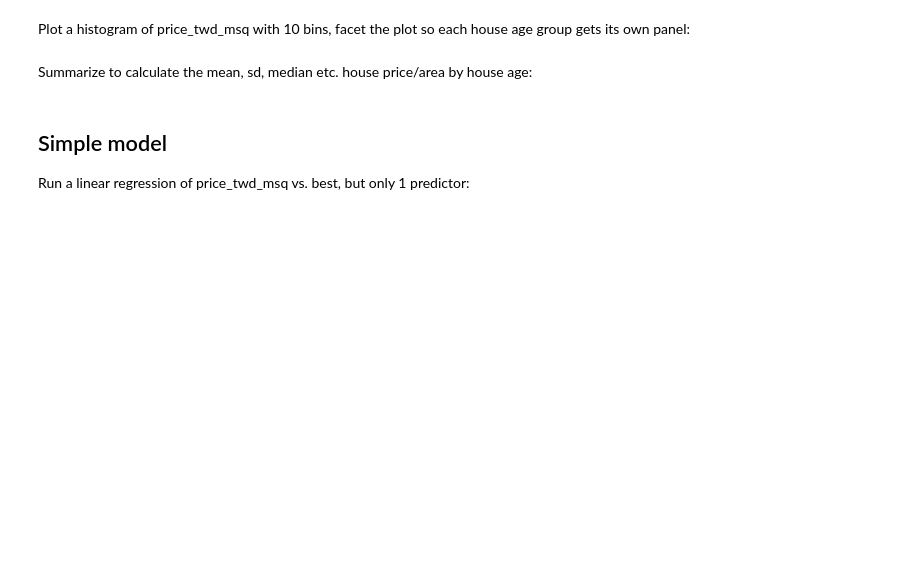
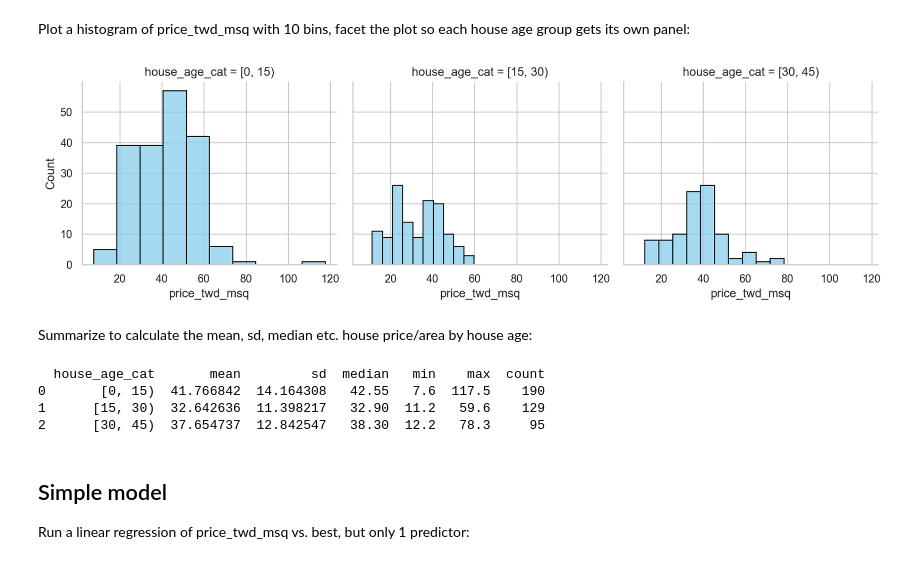
Before and after one commit to OskarPutz/DS, a Jupyter notebook: Exercise10.ipynb, the cells around one changed output. Cells and saved outputs as stored; diff of their text form; code cells hidden in the pictures; blank space fills up the shorter version.

```diff
--- a/Exercise10.ipynb
+++ b/Exercise10.ipynb
@@ -146,10 +164,32 @@ Draw a scatter plot of distance to nearest MRT station vs. price_twd_msq:
 Plot a histogram of price_twd_msq with 10 bins, facet the plot so each house age group gets its own panel:
 # %%
 # Your code here
+g = sns.FacetGrid(df_estate, col="house_age_cat", col_wrap=len(df_estate['house_age_cat'].unique()), height=4, aspect=1)
+g.map(sns.histplot, "price_twd_msq", bins=10, color="skyblue", edgecolor="black")
+
+plt.show()
+# %% [output]
+[figure, added]
 # %% [markdown]
 Summarize to calculate the mean, sd, median etc. house price/area by house age:
 # %%
 # Your code here
+
+summary = df_estate.groupby('house_age_cat')['price_twd_msq'].agg(
+    mean='mean',
+    sd='std',
+    median='median',
+    min='min',
+    max='max',
+    count='count'
+).reset_index()
+
+print(summary)
+# %% [output]
+  house_age_cat       mean         sd  median   min    max  count
+0       [0, 15)  41.766842  14.164308   42.55   7.6  117.5    190
+1      [15, 30)  32.642636  11.398217   32.90  11.2   59.6    129
+2      [30, 45)  37.654737  12.842547   38.30  12.2   78.3     95
 # %% [markdown]
 ## Simple model
 
```
Also changed, not shown: parts of 13 cells of this notebook.
